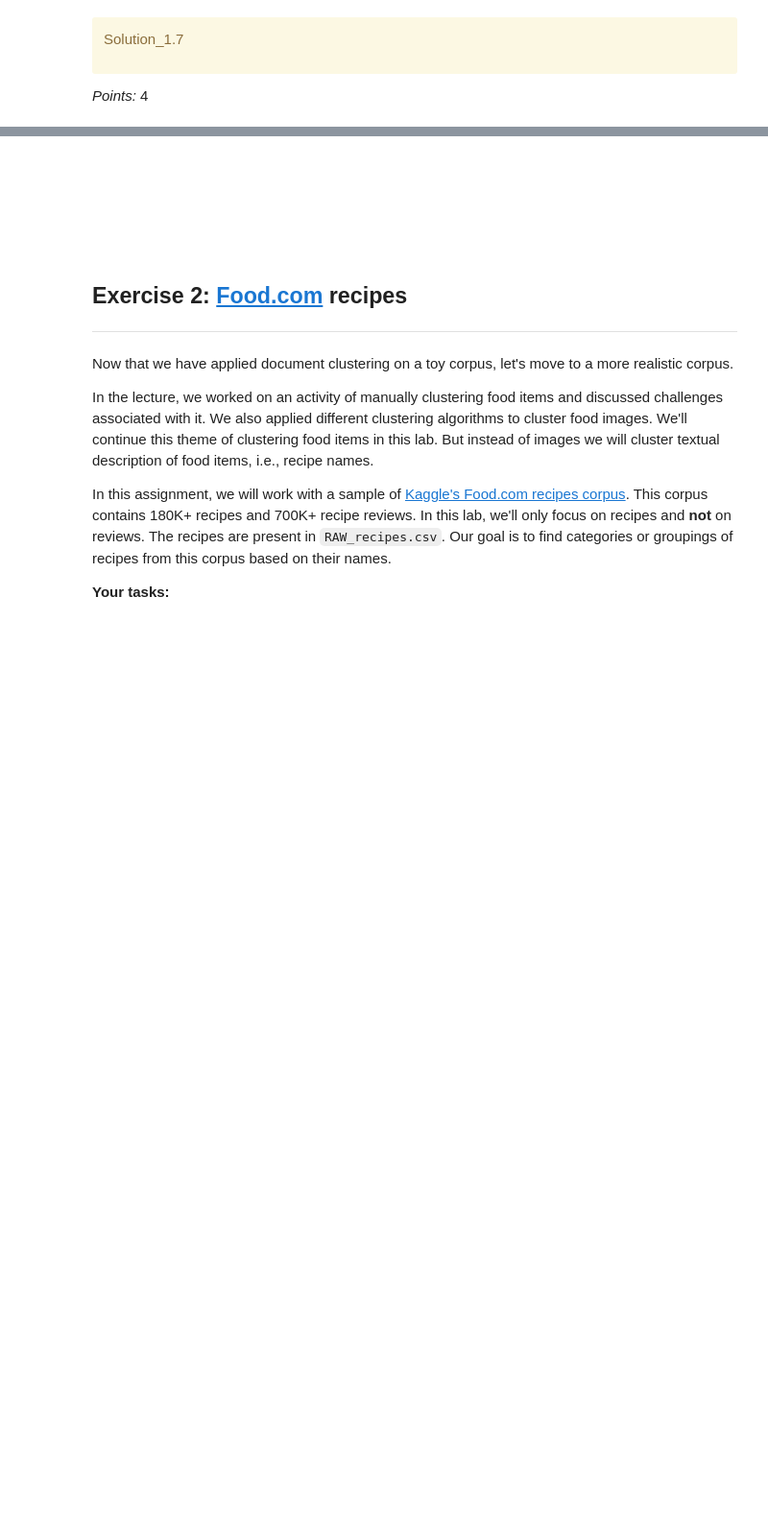
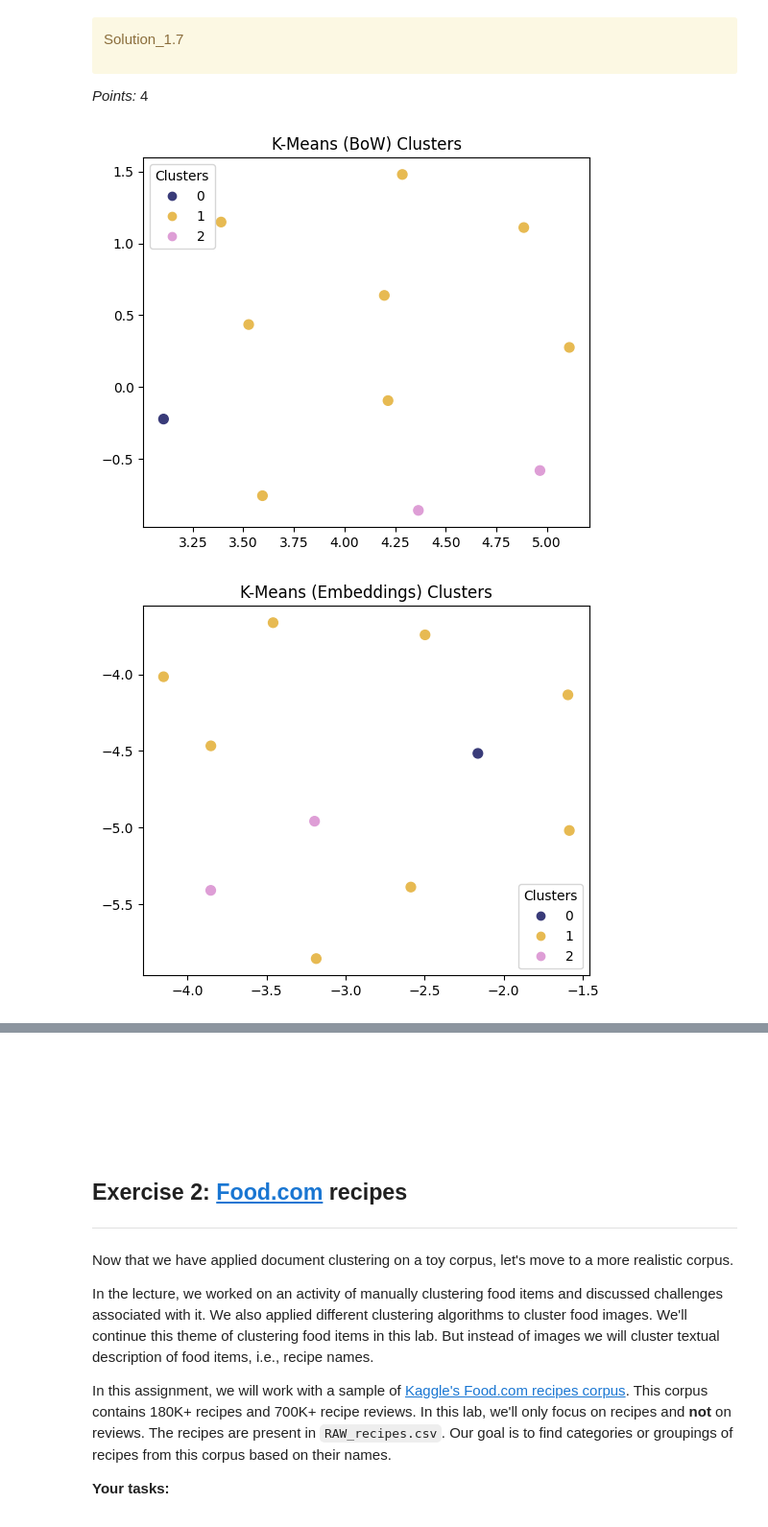
Before and after one commit to divagandhi/hw-6, a Jupyter notebook: hw6.ipynb, the cells around one changed output, grey strips where cells are left out. Shown: that part at 96% size. Saved outputs shown, nothing was run; the diff lists cells and outputs as text; code cells hidden in the pictures; blank space fills up the shorter version.

```diff
--- a/hw6.ipynb
+++ b/hw6.ipynb
@@ -337,3 +367,7 @@ kmeans_emb_labels = ...
+# %%
+kmeans_emb = KMeans(n_clusters = 3, random_state = 42)
+kmeans_emb.fit(num_rep)
+kmeans_emb_labels = kmeans_emb.labels_
 # %%
 wiki_df["emb_kmeans"] = kmeans_emb_labels
 wiki_df
@@ -392,5 +494,5 @@ _Points:_ 4
 # %%
-dbscan_emb_labels = ...
+dbscan_emb_labels = clusters.labels_
 # %%
 wiki_df["emb_dbscan"] = dbscan_emb_labels
 wiki_df
@@ -580,0 +731,31 @@ _Points:_ 4
+# %%
+plot_umap_clusters(
+    data=num_rep.toarray(),
+    cluster_labels=wiki_df["bow_kmeans"],
+    raw_texts=wiki_df["text"].tolist(),
+    title="K-Means (BoW) Clusters"
+)
+
+plot_umap_clusters(
+    data=emb_sents,
+    cluster_labels=wiki_df["emb_kmeans"],
+    raw_texts=wiki_df["text"].tolist(),
+    title="K-Means (Embeddings) Clusters"
+)
+
+plot_umap_clusters(
+    data=emb_sents,
+    cluster_labels=wiki_df["emb_dbscan"],
+    raw_texts=wiki_df["text"].tolist(),
+    title="DBSCAN (Embeddings) Clusters"
+)
+
+plot_umap_clusters(
+    data=emb_sents,
+    cluster_labels=wiki_df["emb_hierarchical"],
+    raw_texts=wiki_df["text"].tolist(),
+    title="Hierarchical (Embeddings) Clusters"
+)
+# %% [output]
+[figure, added]
+[figure, added]
```
Also changed, not shown: parts of 49 cells of this notebook.
